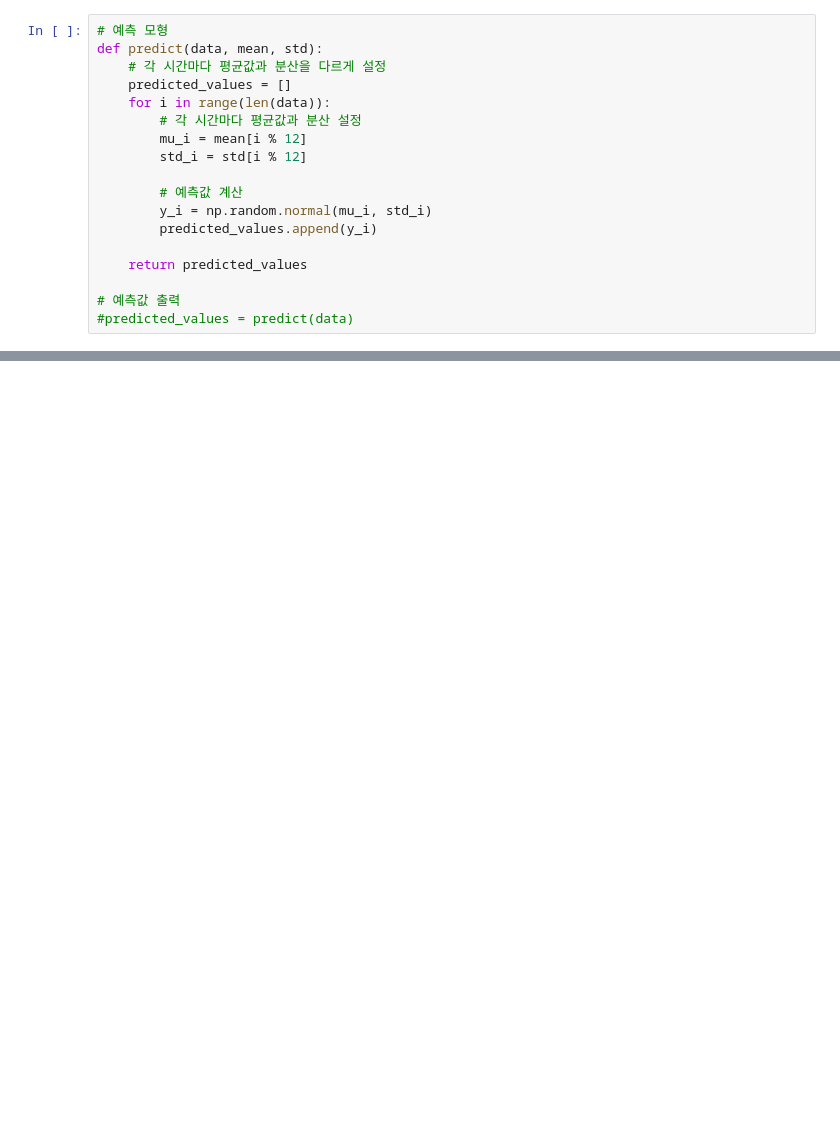
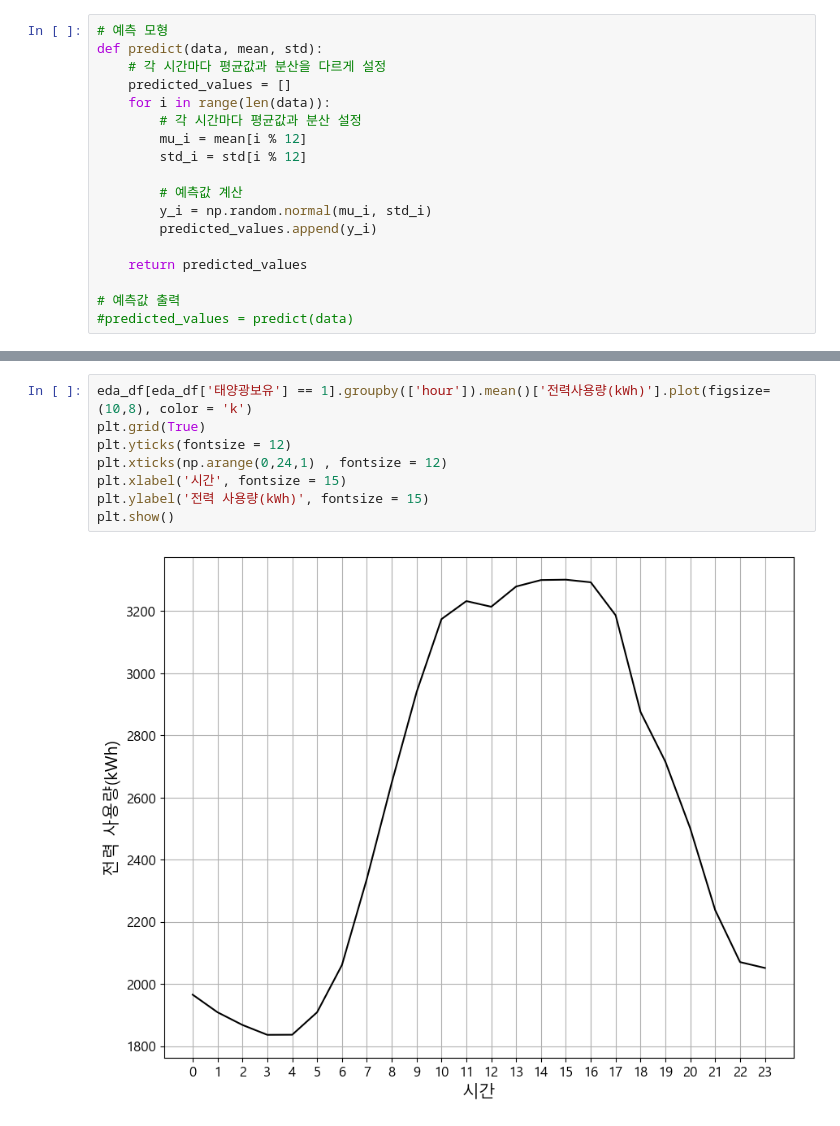
Before and after one commit to Jjineeq/Capstone_Design, a Jupyter notebook: energy_using.ipynb, the cells around one changed output, grey strips where cells are left out. Drawn from its saved outputs; the diff is of its cells as text; blank space fills up the shorter version.

```diff
--- a/energy_using.ipynb
+++ b/energy_using.ipynb
@@ -120,0 +131,10 @@ def predict(data, mean, std):
+# %%
+eda_df[eda_df['태양광보유'] == 1].groupby(['hour']).mean()['전력사용량(kWh)'].plot(figsize=(10,8), color = 'k')
+plt.grid(True)
+plt.yticks(fontsize = 12)
+plt.xticks(np.arange(0,24,1) , fontsize = 12)
+plt.xlabel('시간', fontsize = 15)
+plt.ylabel('전력 사용량(kWh)', fontsize = 15)
+plt.show()
+# %% [output]
+[figure, added]
```
Also changed, not shown: parts of 5 cells of this notebook, 2 other files.
